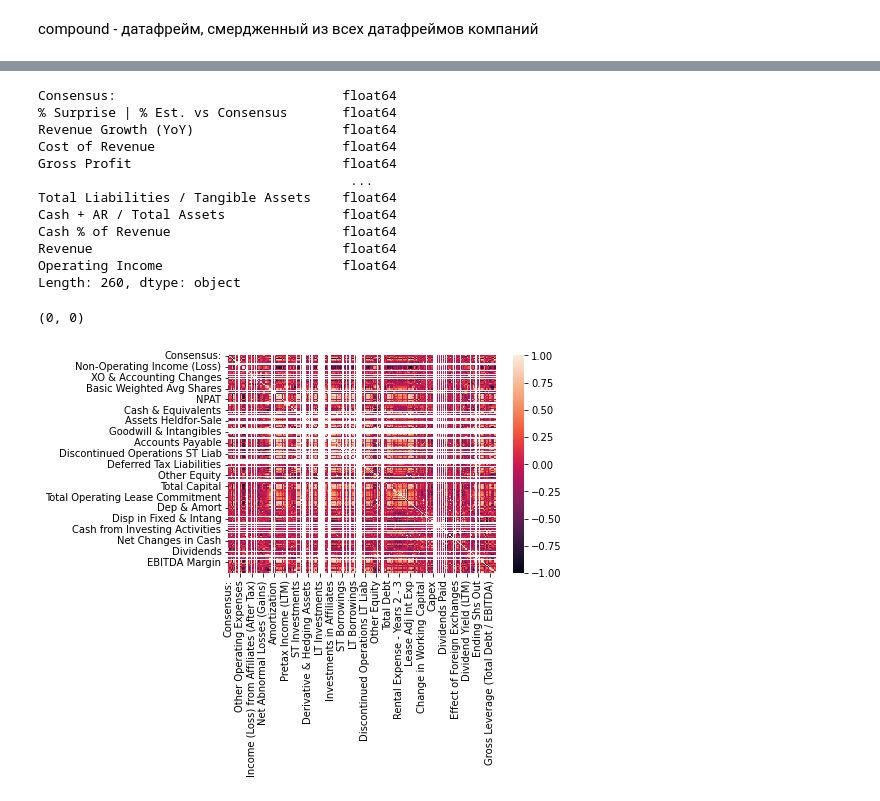
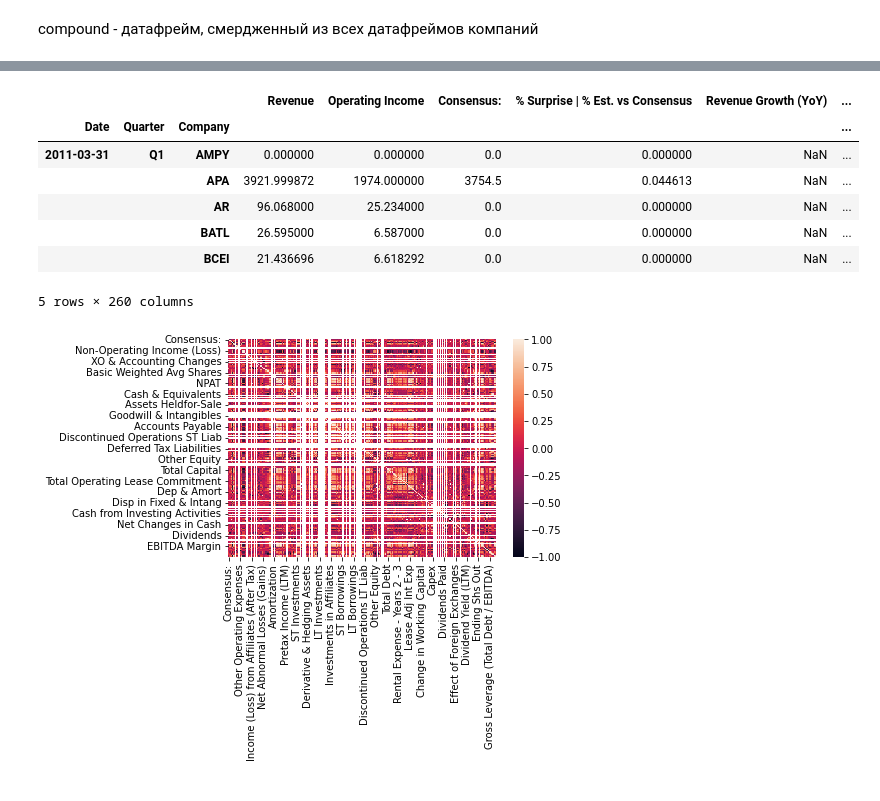
Before and after one commit to ialpatov/reporting-forecasting, a Jupyter notebook: rep-for1.ipynb, the cells around one changed output, grey strips where cells are left out. Saved outputs shown, nothing was run; the diff lists cells and outputs as text; code cells hidden in the pictures.

```diff
--- a/rep-for1.ipynb
+++ b/rep-for1.ipynb
@@ -121,14 +121,16 @@ def transpose(df, company):
     df1 = df1.rename_axis(None, axis=1)
     df1.rename(columns={'INCOME STATEMENT': 'Date', 'index': 'Quarter'}, inplace=True)
 
-    revenue = df1['Revenue']
+    #revenue = df1['Revenue']
     op_income = df1['Operating Income']
     quarter = df1['Quarter']
-    df1.drop(columns=['Revenue', 'Operating Income', 'Quarter'], inplace=True)
-    df1['Revenue'] = revenue
-    df1['Operating Income'] = op_income
+    #df1.drop(columns=['Revenue', 'Operating Income', 'Quarter'], inplace=True)
+    df1.drop(columns=['Operating Income', 'Quarter'], inplace=True)
+    #df1['Revenue'] = revenue
+    #df1['Operating Income'] = op_income
     df1.insert(1, 'Quarter', list(quarter))
     df1.insert(2, 'Company', [company for i in range(len(df1))])
+    df1.insert(4, 'Operating Income', list(op_income))
     df1['Quarter'] = df1['Quarter'].apply(lambda x: x[0:2])
 
     return df1
@@ -185,22 +159,14 @@ smth = smth.drop(columns=['Date', 'Quarter'])
 # %%
-compound.dtypes
+compound.head()
 # %% [output]
+|  |  |  | Revenue | Operating Income | Consensus: | % Surprise | % Est. vs Consensus | Revenue Growth (YoY) | ... |
+| Date | Quarter | Company |  |  |  |  |  | ... |
+| 2011-03-31 | Q1 | AMPY | 0.000000 | 0.000000 | 0.0 | 0.000000 | NaN | ... |
+|  |  | APA | 3921.999872 | 1974.000000 | 3754.5 | 0.044613 | NaN | ... |
+|  |  | AR | 96.068000 | 25.234000 | 0.0 | 0.000000 | NaN | ... |
+|  |  | BATL | 26.595000 | 6.587000 | 0.0 | 0.000000 | NaN | ... |
+|  |  | BCEI | 21.436696 | 6.618292 | 0.0 | 0.000000 | NaN | ... |
-Consensus:                             float64
-% Surprise | % Est. vs Consensus       float64
-Revenue Growth (YoY)                   float64
-Cost of Revenue                        float64
-Gross Profit                           float64
-                                        ...
-Total Liabilities / Tangible Assets    float64
-Cash + AR / Total Assets               float64
-Cash % of Revenue                      float64
-Revenue                                float64
-Operating Income                       float64
-Length: 260, dtype: object
+5 rows × 260 columns
-# %%
-smth.corr(method='pearson').shape
-# %% [output]
-(0, 0)
 # %%
 smth = compound.xs('AMPY', level='Company')
 sns.heatmap(smth.corr(method='pearson'));
```
Also changed, not shown: parts of 14 cells of this notebook.
